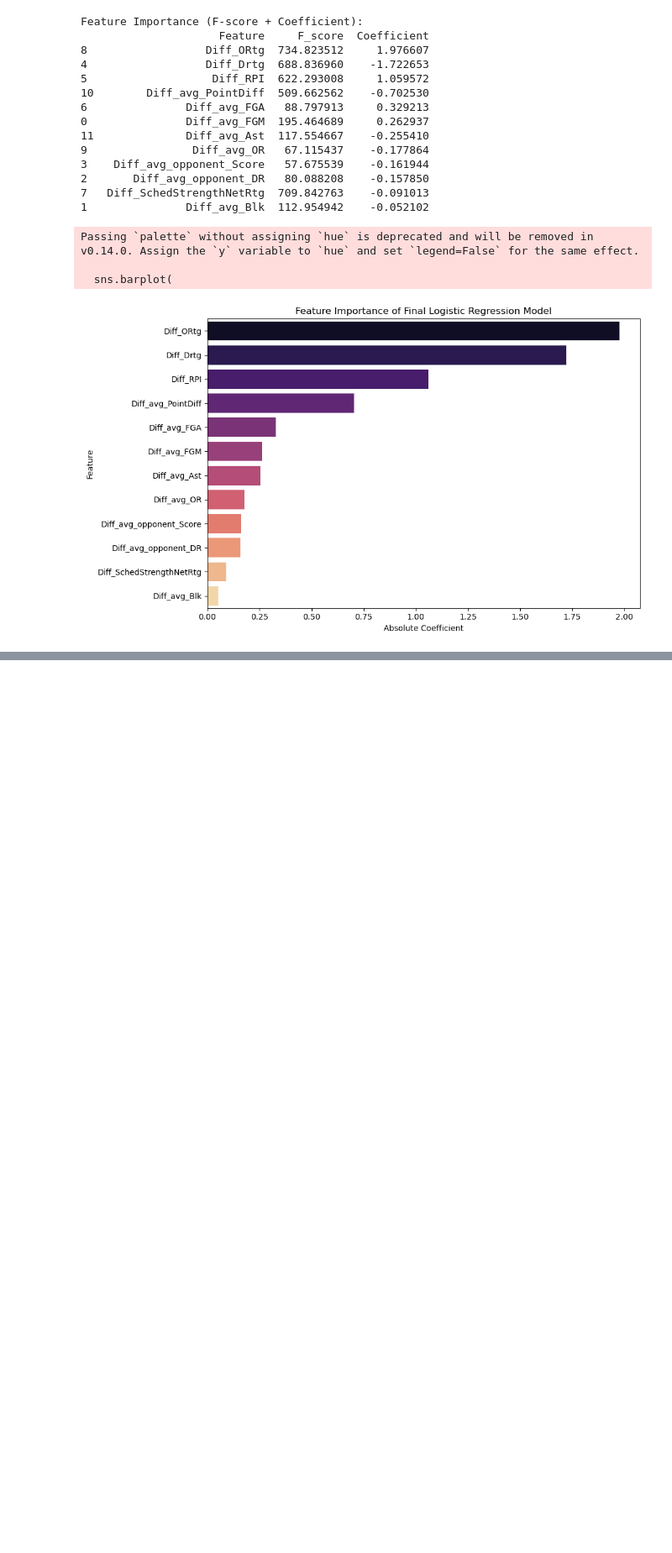
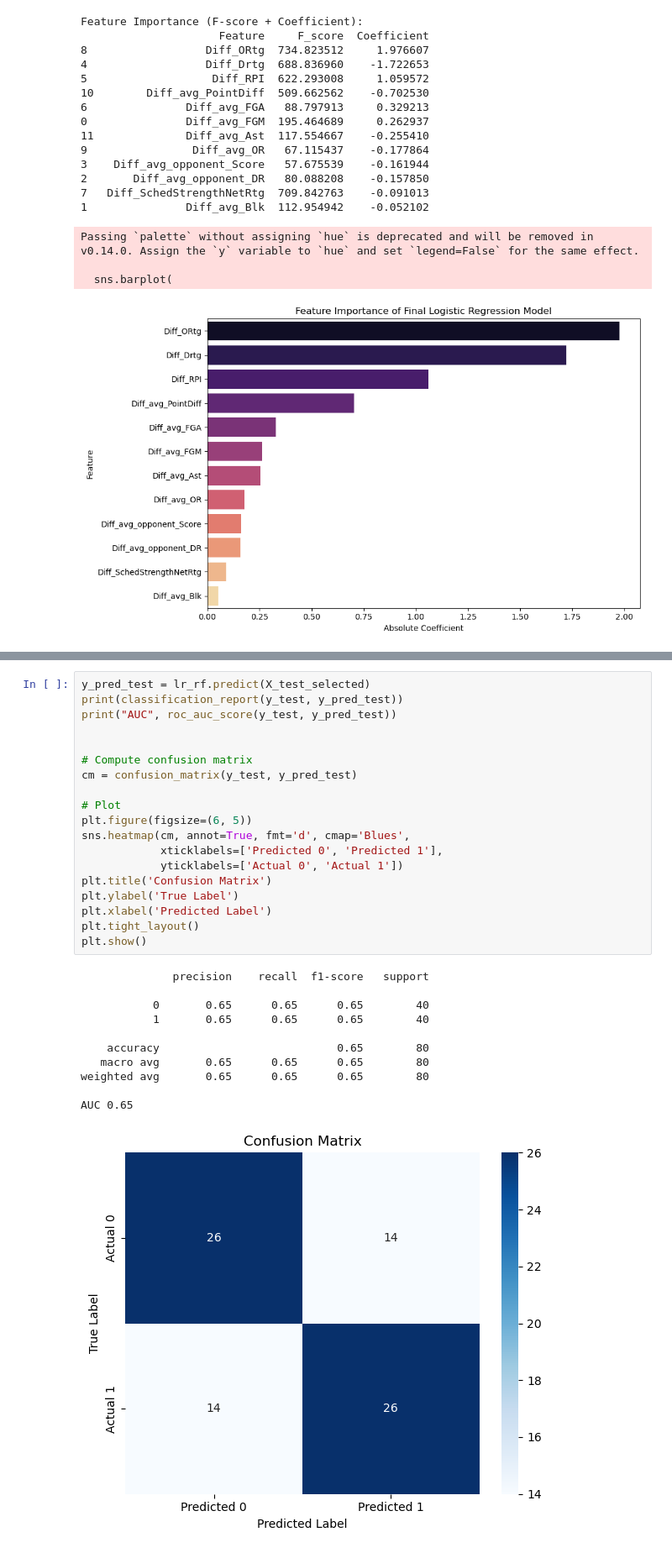
Before and after one commit to ecw70574/data_mining_course_project, a Jupyter notebook: TestingMerge.ipynb, the cells around one changed output, grey strips where cells are left out. Shown at 84% size. Drawn from its saved outputs; the diff is of its cells as text; blank space fills up the shorter version.

```diff
--- a/TestingMerge.ipynb
+++ b/TestingMerge.ipynb
@@ -3733,0 +3756,31 @@ Passing `palette` without assigning `hue` is deprecated and will be removed in v
+# %%
+y_pred_test = lr_rf.predict(X_test_selected)
+print(classification_report(y_test, y_pred_test))
+print("AUC", roc_auc_score(y_test, y_pred_test))
+
+
+# Compute confusion matrix
+cm = confusion_matrix(y_test, y_pred_test)
+
+# Plot
+plt.figure(figsize=(6, 5))
+sns.heatmap(cm, annot=True, fmt='d', cmap='Blues',
+            xticklabels=['Predicted 0', 'Predicted 1'],
+            yticklabels=['Actual 0', 'Actual 1'])
+plt.title('Confusion Matrix')
+plt.ylabel('True Label')
+plt.xlabel('Predicted Label')
+plt.tight_layout()
+plt.show()
+# %% [output]
+              precision    recall  f1-score   support
+
+           0       0.65      0.65      0.65        40
+           1       0.65      0.65      0.65        40
+
+    accuracy                           0.65        80
+   macro avg       0.65      0.65      0.65        80
+weighted avg       0.65      0.65      0.65        80
+
+AUC 0.65
+[figure, added]
```
Also changed, not shown: parts of 12 cells of this notebook, 1 other file.
